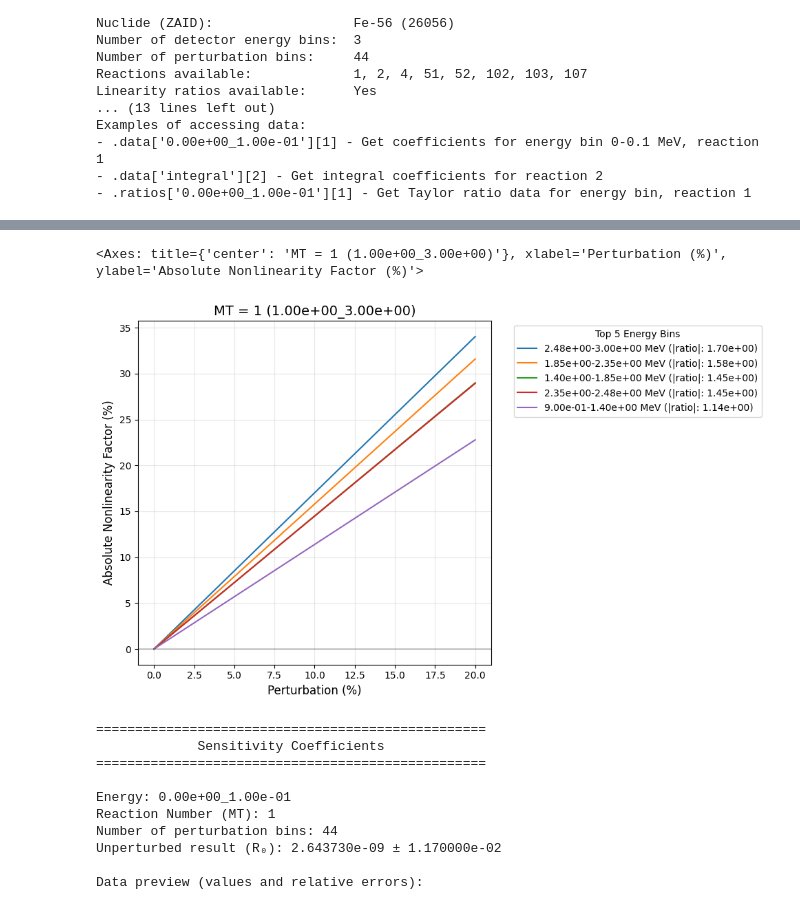
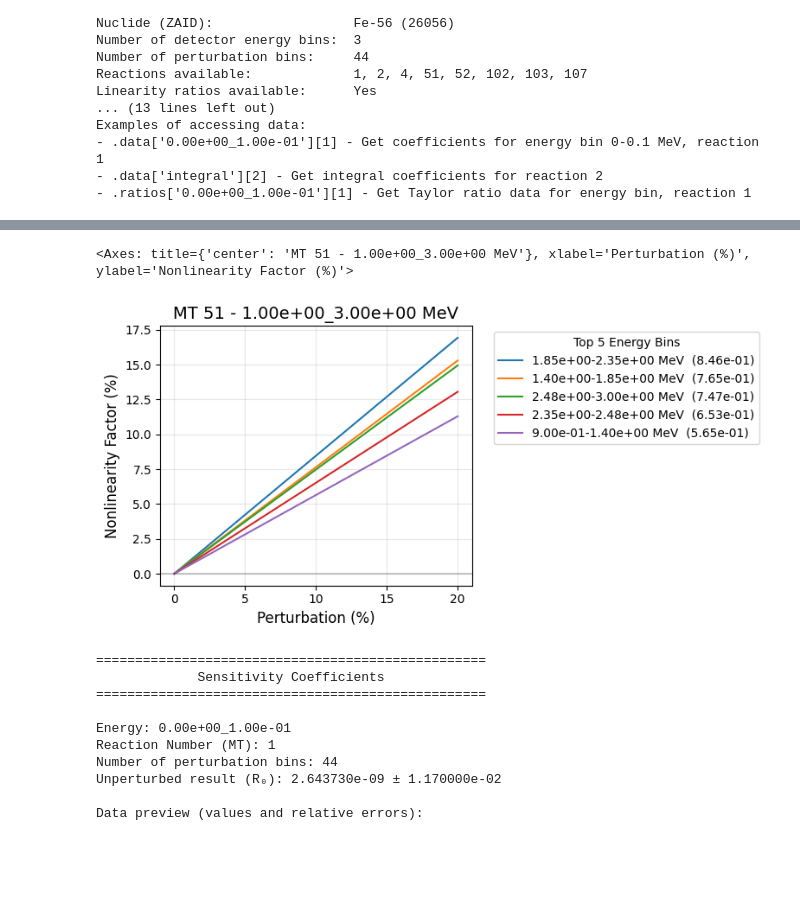
Before and after one commit to monleon96/kika, a Jupyter notebook: examples/output_parser.ipynb, the cells around one changed output, grey strips where cells are left out. Saved outputs shown, nothing was run; the diff lists cells and outputs as text; code cells hidden in the pictures; blank space fills up the shorter version.

```diff
--- a/examples/output_parser.ipynb
+++ b/examples/output_parser.ipynb
@@ -96,8 +246,8 @@ sensdata.plot_ratio(energy=['1.00e+00_3.00e+00'], top_n=10)
 # %%
-sensdata.ratios['1.00e+00_3.00e+00'][1].plot(top_n = 5)
+sensdata.ratios['1.00e+00_3.00e+00'][51].plot()
 # %% [output]
-<Axes: title={'center': 'MT = 1 (1.00e+00_3.00e+00)'}, xlabel='Perturbation (%)', ylabel='Absolute Nonlinearity Factor (%)'>
+<Axes: title={'center': 'MT 51 - 1.00e+00_3.00e+00 MeV'}, xlabel='Perturbation (%)', ylabel='Nonlinearity Factor (%)'>
-[figure, old version]
+[figure, new version]
 # %%
 sensdata.data['0.00e+00_1.00e-01'][1]
 # %% [output]
```
Also changed, not shown: parts of 19 cells of this notebook, 9 other files.
